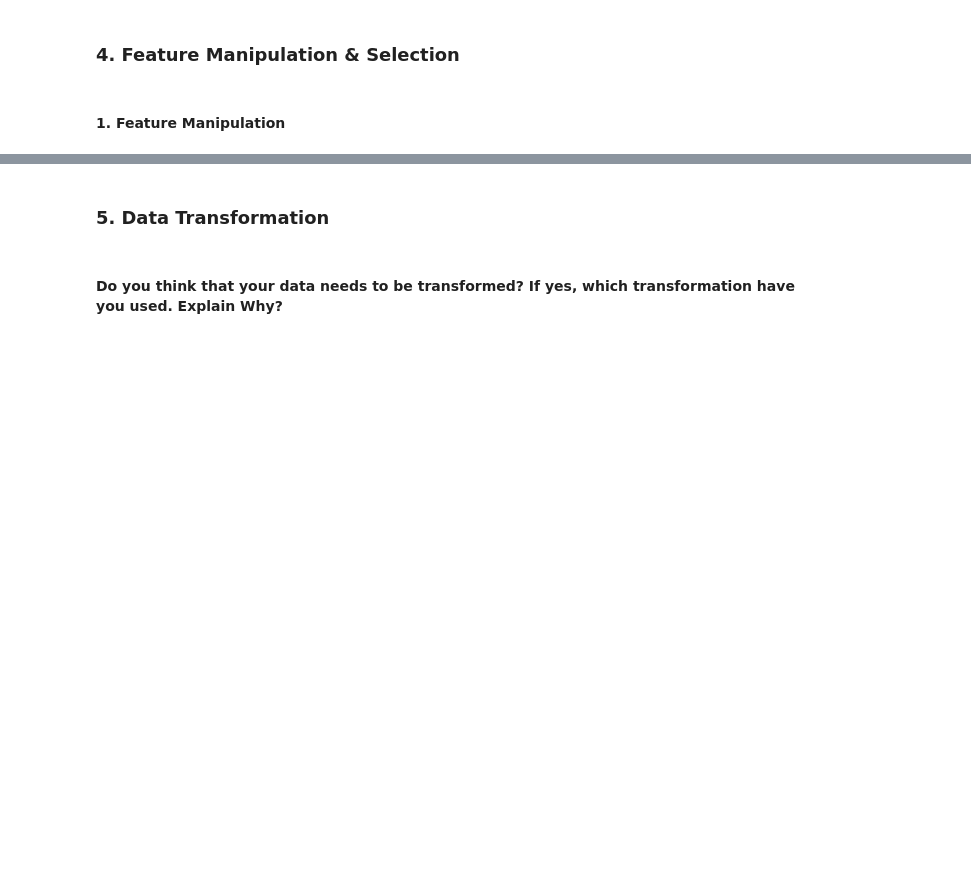
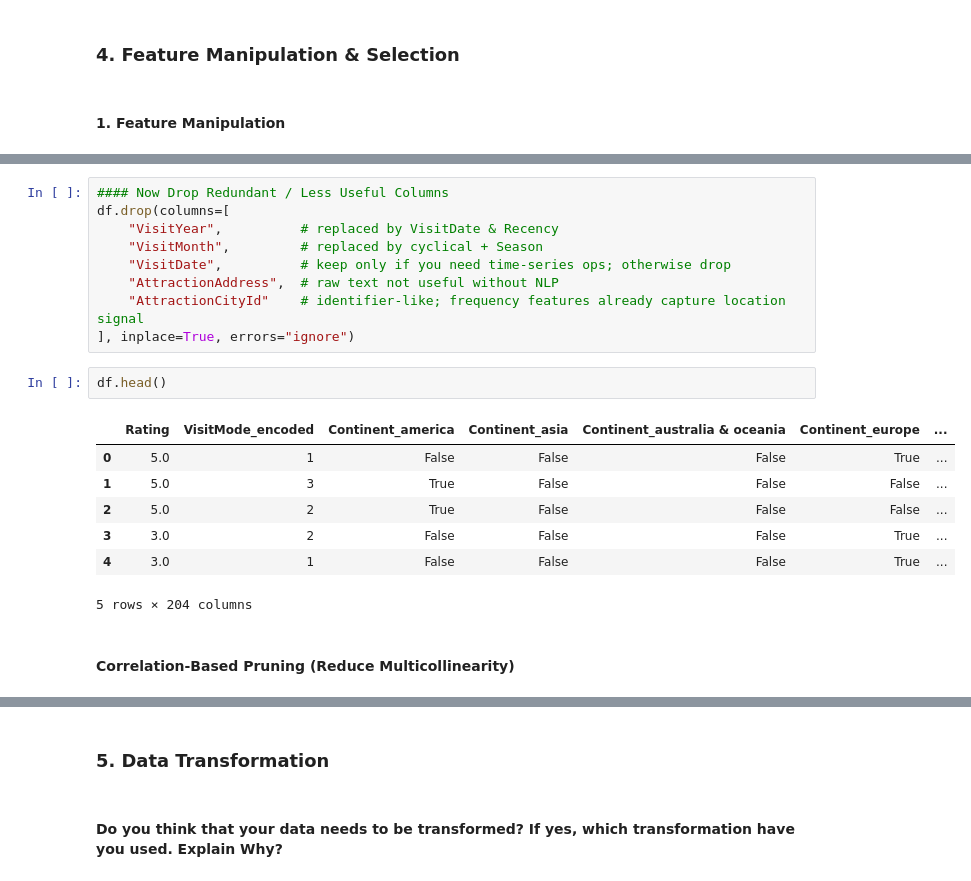
Before and after one commit to viraj-gavade/Tourism-Experience-Analytics, a Jupyter notebook: notebooks/experiments.ipynb, the cells around one changed output, grey strips where cells are left out. Cells and saved outputs as stored; diff of their text form; blank space fills up the shorter version.

```diff
--- a/notebooks/experiments.ipynb
+++ b/notebooks/experiments.ipynb
@@ -845,0 +907,21 @@ Answer Here.
+# %%
+#### Now Drop Redundant / Less Useful Columns
+df.drop(columns=[
+    "VisitYear",          # replaced by VisitDate & Recency
+    "VisitMonth",         # replaced by cyclical + Season
+    "VisitDate",          # keep only if you need time-series ops; otherwise drop
+    "AttractionAddress",  # raw text not useful without NLP
+    "AttractionCityId"    # identifier-like; frequency features already capture location signal
+], inplace=True, errors="ignore")
+# %%
+df.head()
+# %% [output]
+|  | Rating | VisitMode_encoded | Continent_america | Continent_asia | Continent_australia & oceania | Continent_europe | ... |
+| 0 | 5.0 | 1 | False | False | False | True | ... |
+| 1 | 5.0 | 3 | True | False | False | False | ... |
+| 2 | 5.0 | 2 | True | False | False | False | ... |
+| 3 | 3.0 | 2 | False | False | False | True | ... |
+| 4 | 3.0 | 1 | False | False | False | True | ... |
+5 rows × 204 columns
+# %% [markdown]
+#### Correlation-Based Pruning (Reduce Multicollinearity)
```
Also changed, not shown: parts of 23 cells of this notebook.
